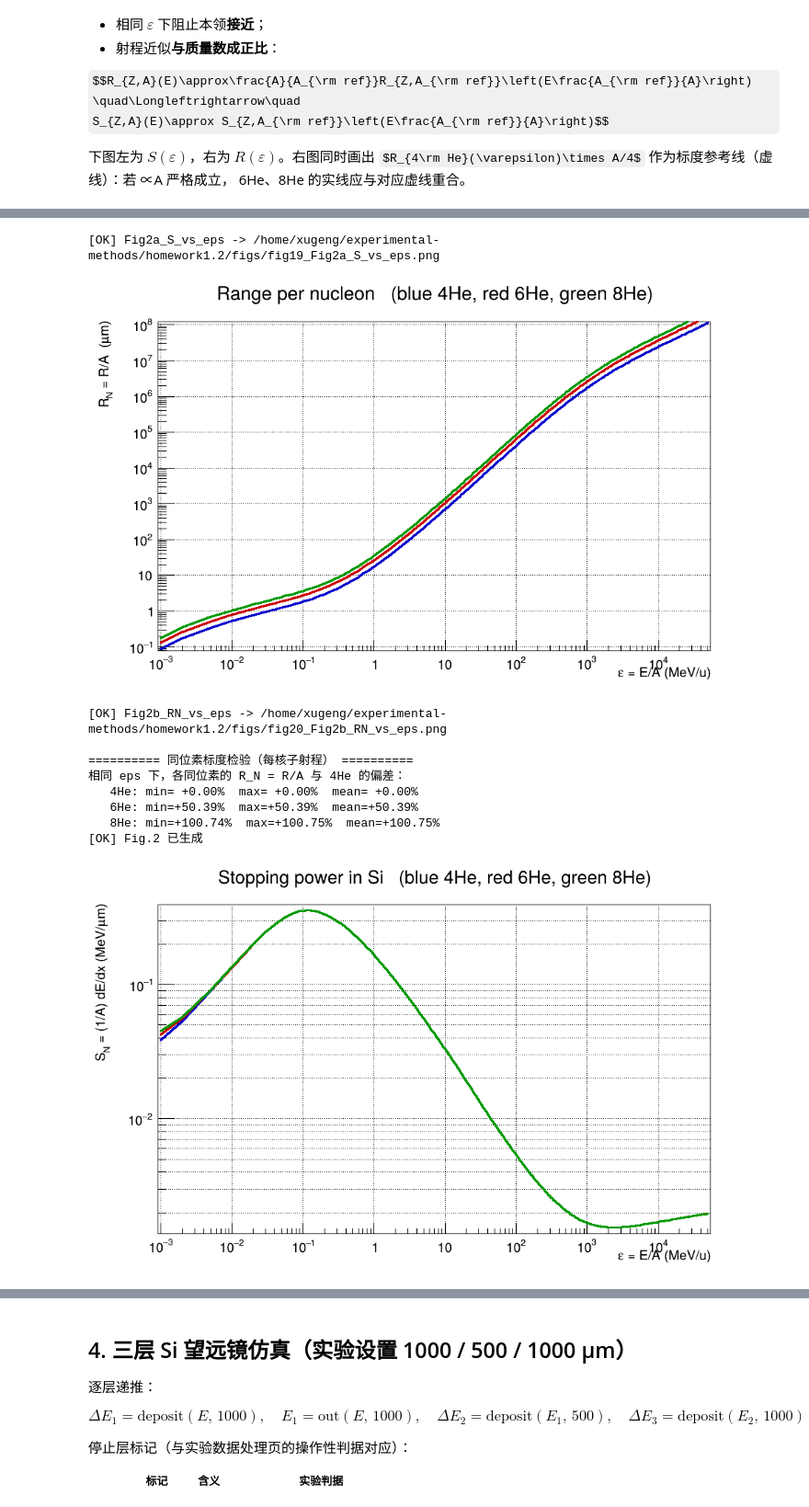
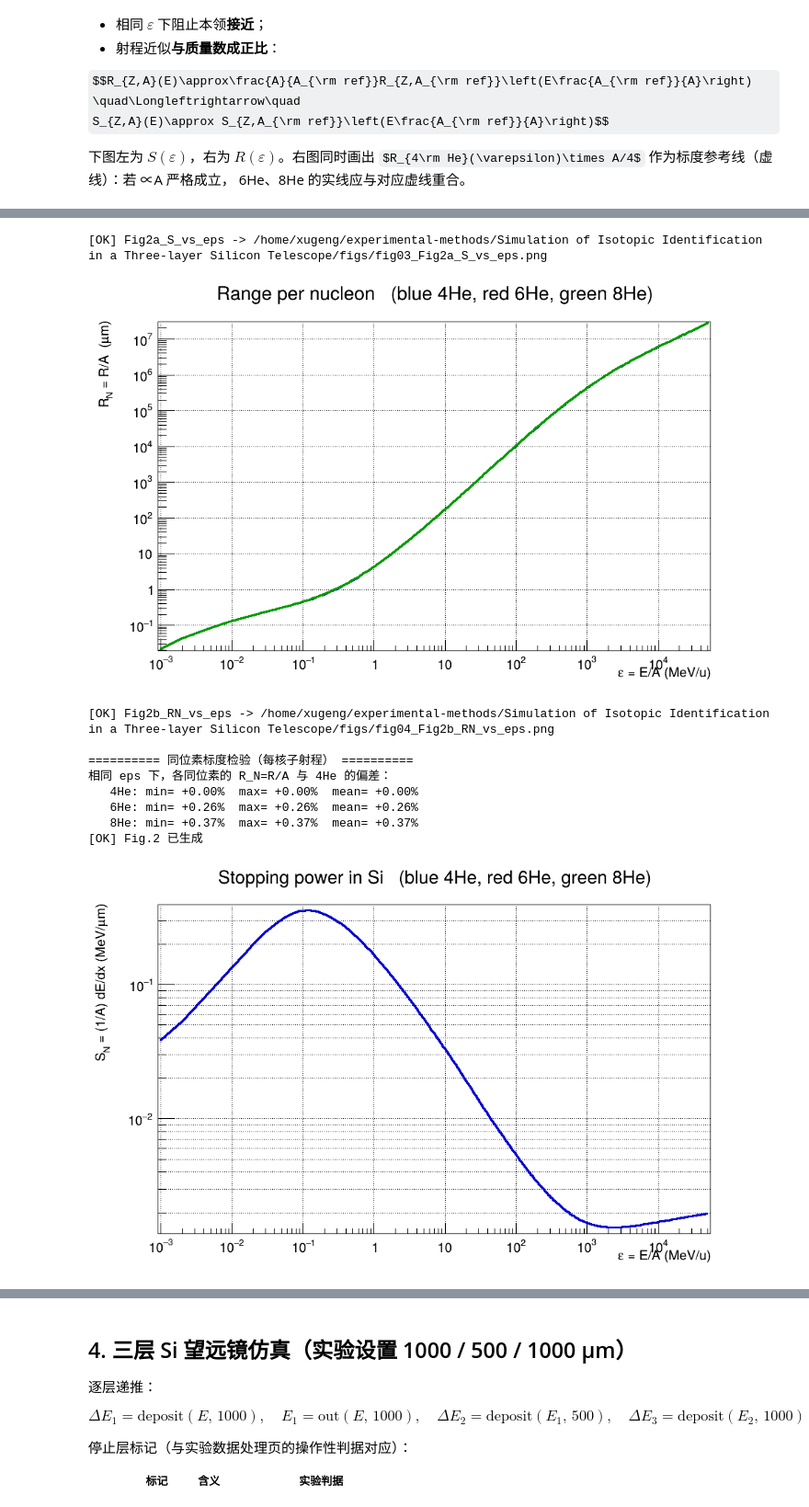
Before and after one commit to destroyer055/hep-data-analysis, a Jupyter notebook: Simulation of Isotopic Identification in a Three-layer Silicon Telescope/Simulation of Isotopic Identification in a Three-layer Silicon Telescope.ipynb, the cells around one changed output, grey strips where cells are left out. Shown at 92% size. Saved outputs shown, nothing was run; the diff lists cells and outputs as text; code cells hidden in the pictures; some formulas as TeX source.

Commit message:
Refactored three functions into a callable module for particle energy deposition calculation.

```diff
--- a/Simulation of Isotopic Identification in a Three-layer Silicon Telescope/Simulation of Isotopic Identification in a Three-layer Silicon Telescope.ipynb
+++ b/Simulation of Isotopic Identification in a Three-layer Silicon Telescope/Simulation of Isotopic Identification in a Three-layer Silicon Telescope.ipynb
@@ -257,23 +233,21 @@ LISE++ 这两张表给的都是【每核子】量：射程列 R_N 与阻止本
 # %%
-# ========== Cell 5：Fig.1a 累计能量损失 + Fig.1b 阻止本领 ==========
-# 说明：本环境下 TCanvas::Divide() 的多子图渲染不可靠（部分子图会是空白），
-# 因此每个面板单独画一张 canvas。下面所有图都遵循这一约定。
+# ========== Cell 5：Fig.1a 阻止本领积分诊断 + Fig.1b 阻止本领 ==========
+# 说明：I_S=∫S_N dε 仅为数学诊断量，不代表累计能量沉积。
 h1 = None
-c = ROOT.TCanvas("c_cum", "Cumulative energy loss", 1000, 620)
+c = ROOT.TCanvas("c_intS", "Stopping-power integral diagnostic", 1000, 620)
 c.SetLogx()
 c.SetGrid()
 for iso in HE_ISOTOPES:
-    g = tgraph_xy(iso["cum_eps"], iso["cum_dE"])
+    g = tgraph_xy(iso["intS_eps"], iso["intS"])
     g.SetLineColor(iso["color"])
     g.SetLineWidth(3)
     if h1 is None:
         h1 = g
-        g.SetTitle("Cumulative energy loss   (blue 4He, red 6He, green 8He);"
-                   "#varepsilon (MeV/u);#DeltaE_{cum}(0#rightarrow#varepsilon)")
+        g.SetTitle("Stopping-power integral diagnostic (not deposited energy);"
+                   "#varepsilon (MeV/u);I_{S} = #int S_{N} d#varepsilon (MeV^{2}/(u #mum))")
         g.GetYaxis().SetTitleOffset(1.35)
-        g.GetYaxis().SetLimits(1e-3, 1e5)
     g.Draw("AL" if g is h1 else "L SAME")
-show(c, "Fig1a_cumulative")
+show(c, "Fig1a_stopping_integral_diagnostic")
 
 h2 = None
 c = ROOT.TCanvas("c_sn", "Stopping power per nucleon", 1000, 620)
@@ -349,7 +321,7 @@ for iso in HE_ISOTOPES:
     g.Draw("AL" if g is hS else "L SAME")
 show(c, "Fig2a_S_vs_eps")
 
-# 判据：若 R ∝ A 严格成立，相同 eps 下 R_N = R/A 应与 A 无关，三条曲线应重合
+# 若 R ∝ A 成立，相同 eps 下 R_N=R/A 应与 A 无关。
 hR = None
 c = ROOT.TCanvas("c_scale_r", "Range per nucleon vs eps", 1000, 620)
 c.SetLogx()
@@ -357,7 +329,8 @@ c.SetLogy()
 c.SetGrid()
 for iso in HE_ISOTOPES:
     r = iso["range"]
-    g = tgraph_xy(r[:, 0], r[:, 1])
+    range_per_nucleon = r[:, 1] / iso["A"]
+    g = tgraph_xy(r[:, 0], range_per_nucleon)
     g.SetLineColor(iso["color"])
     g.SetLineWidth(3)
     if hR is None:
@@ -365,7 +338,6 @@ for iso in HE_ISOTOPES:
         g.SetTitle("Range per nucleon   (blue 4He, red 6He, green 8He);"
                    "#varepsilon = E/A (MeV/u);R_{N} = R/A  (#mum)")
         g.GetYaxis().SetTitleOffset(1.35)
-        g.GetYaxis().SetLimits(0.5, 2.0e5)
     g.Draw("AL" if g is hR else "L SAME")
 show(c, "Fig2b_RN_vs_eps")
 
@@ -374,12 +346,13 @@ print("========== 同位素标度检验（每核子射程） ==========")
 ref4 = HE_ISOTOPES[0]["range"]
 mask = (ref4[:, 0] >= EPS_MIN) & (ref4[:, 0] <= EPS_MAX)
 eps_cmp = ref4[mask, 0]
-R4 = ref4[mask, 1]
-print("相同 eps 下，各同位素的 R_N = R/A 与 4He 的偏差：")
+R4_N = ref4[mask, 1] / HE_ISOTOPES[0]["A"]
+print("相同 eps 下，各同位素的 R_N=R/A 与 4He 的偏差：")
 for iso in HE_ISOTOPES:
     r = iso["range"]
-    R_iso_N = np.interp(eps_cmp, r[:, 0], r[:, 1])
-    dev = 100.0 * (R_iso_N - R4) / R4
-    print("  %4s: min=%+6.2f%%  max=%+6.2f%%  mean=%+6.2f%%" % (iso["name"], dev.min(), dev.max(), dev.mean()))
+    R_iso_N = np.interp(eps_cmp, r[:, 0], r[:, 1] / iso["A"])
+    dev = 100.0 * (R_iso_N - R4_N) / R4_N
+    print("  %4s: min=%+6.2f%%  max=%+6.2f%%  mean=%+6.2f%%"
+          % (iso["name"], dev.min(), dev.max(), dev.mean()))
 print("[OK] Fig.2 已生成")
 # %% [output]
@@ -391,11 +362,11 @@ Info in <TCanvas::Print>: png file /home/xugeng/experimental-methods/homework1.2
-[OK] Fig2a_S_vs_eps -> /home/xugeng/experimental-methods/homework1.2/figs/fig19_Fig2a_S_vs_eps.png
+[OK] Fig2a_S_vs_eps -> /home/xugeng/experimental-methods/Simulation of Isotopic Identification in a Three-layer Silicon Telescope/figs/fig03_Fig2a_S_vs_eps.png
-[figure, old version]
+[figure, new version]
-[OK] Fig2b_RN_vs_eps -> /home/xugeng/experimental-methods/homework1.2/figs/fig20_Fig2b_RN_vs_eps.png
+[OK] Fig2b_RN_vs_eps -> /home/xugeng/experimental-methods/Simulation of Isotopic Identification in a Three-layer Silicon Telescope/figs/fig04_Fig2b_RN_vs_eps.png
 
 ========== 同位素标度检验（每核子射程） ==========
-相同 eps 下，各同位素的 R_N = R/A 与 4He 的偏差：
+相同 eps 下，各同位素的 R_N=R/A 与 4He 的偏差：
    4He: min= +0.00%  max= +0.00%  mean= +0.00%
-   6He: min=+50.39%  max=+50.39%  mean=+50.39%
-   8He: min=+100.74%  max=+100.75%  mean=+100.75%
+   6He: min= +0.26%  max= +0.26%  mean= +0.26%
+   8He: min= +0.37%  max= +0.37%  mean= +0.37%
 [OK] Fig.2 已生成
-[figure, old version]
+[figure, new version]
```
Also changed, not shown: parts of 26 cells of this notebook, 2 other files.
